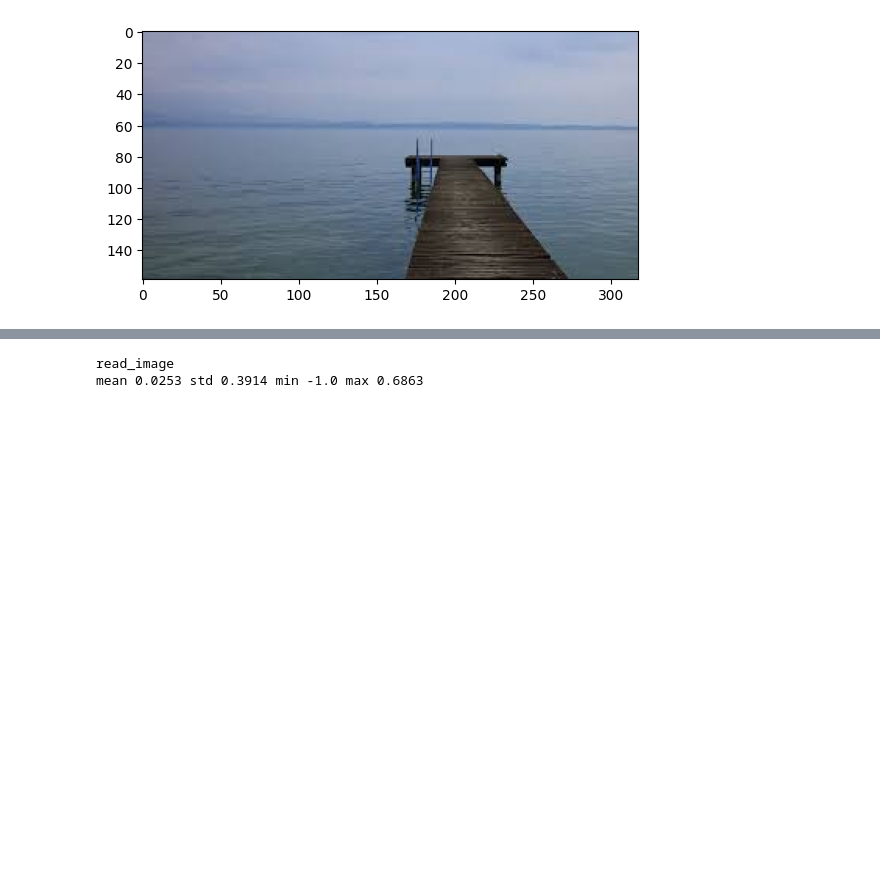
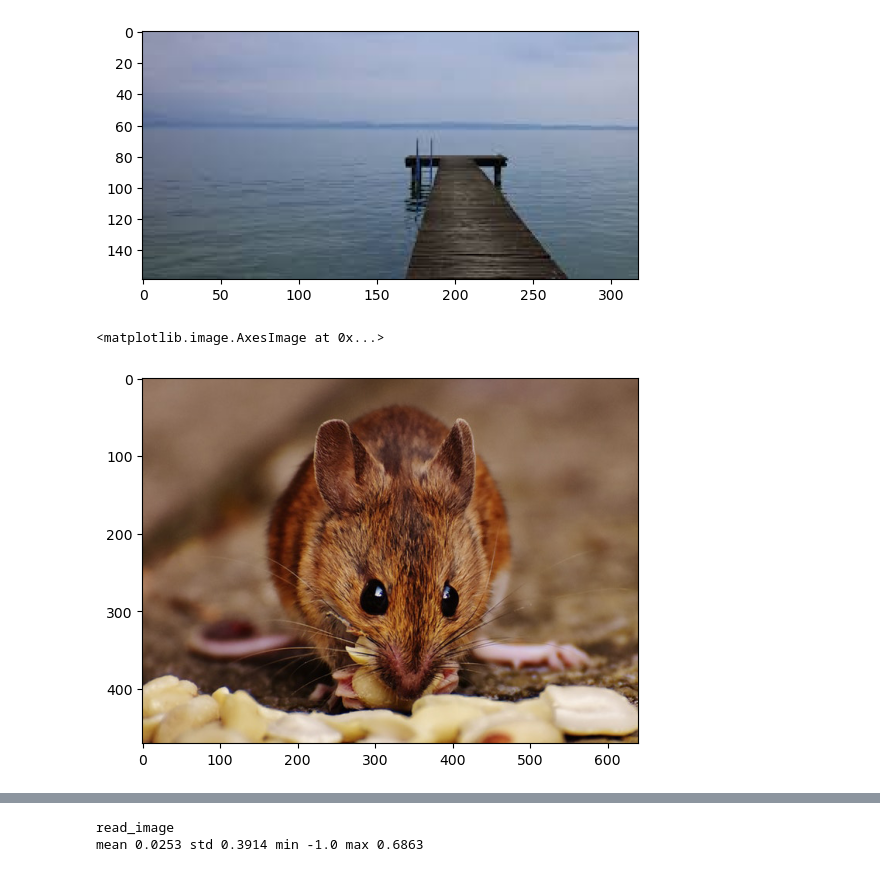
Before and after one commit to Lewington-pitsos/vitsae, a Jupyter notebook: scripts/pad.ipynb, the cells around one changed output, grey strips where cells are left out. Saved outputs shown, nothing was run; the diff lists cells and outputs as text; code cells hidden in the pictures; blank space fills up the shorter version.

```diff
--- a/scripts/pad.ipynb
+++ b/scripts/pad.ipynb
@@ -44,6 +55,11 @@ plt.imshow(it2.permute(1, 2, 0))
 # %% [output]
 <matplotlib.image.AxesImage at 0x...>
 [figure]
+# %%
+plt.imshow(it3.permute(1, 2, 0))
+# %% [output]
+<matplotlib.image.AxesImage at 0x...>
+[figure, added]
 # %%
 q  = processor(images=it1, text = "", return_tensors="pt", padding = True)
 print('Image.open')
```
Also changed, not shown: parts of 10 cells of this notebook, 6 other files.
